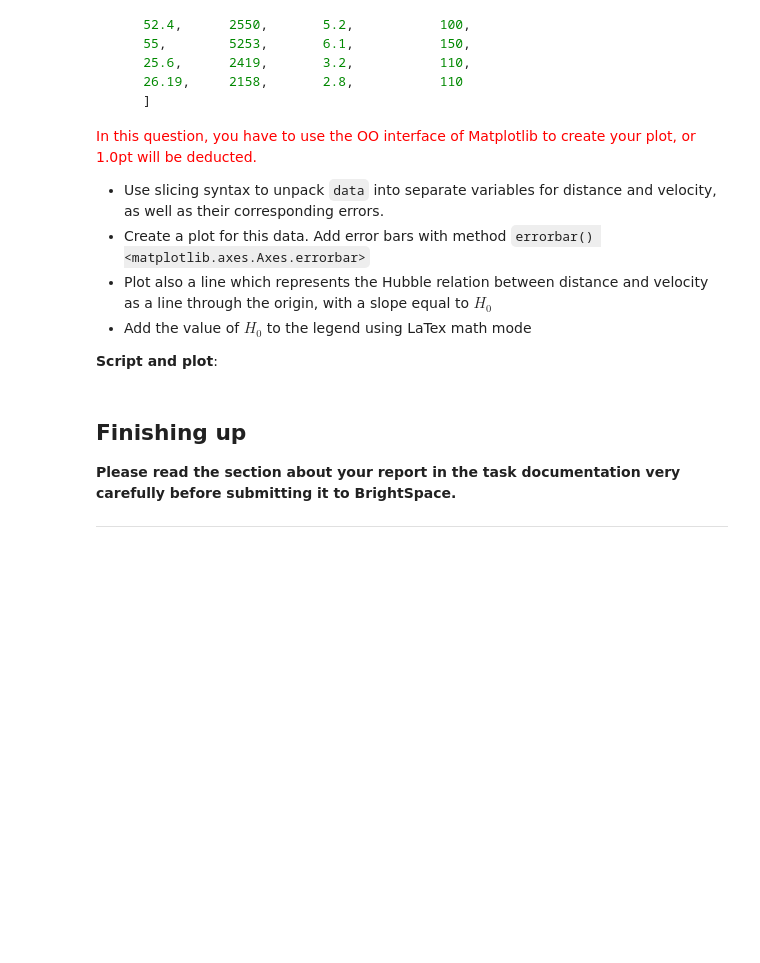
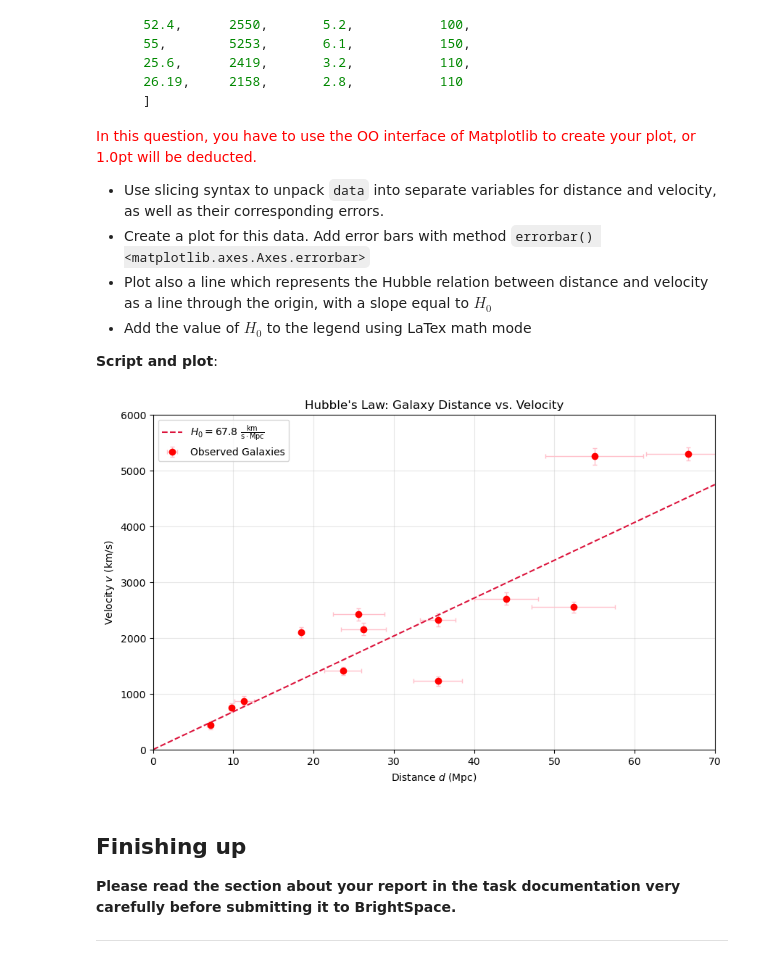
Before and after one commit to Deurmatannoniem1234/PROGNUM-repo, a Jupyter notebook: Task5/s6325084_coursework5.ipynb, the cells around one changed output. Saved outputs shown, nothing was run; the diff lists cells and outputs as text; code cells hidden in the pictures; blank space fills up the shorter version.

```diff
--- a/Task5/s6325084_coursework5.ipynb
+++ b/Task5/s6325084_coursework5.ipynb
@@ -86,14 +86,21 @@ import numpy as np
 import matplotlib.pyplot as plt
 
 y=np.random.normal(0,1,60000).reshape(200,300)
+x1 = np.random.randint(0,270)
+x2 = x1 + 30
+y1 = np.random.randint(0,170)
+y2 = y1 + 30
+a = y[x1:x2, y1:y2]
 
-a = y[30:60, 40:70]
 m, s = np.mean(a), np.std(a)
-print(f"mean: {m}, std: {s}") #just as exepcted close to 0,1
+print(f"for a random 30x30 part: mean: {m}, std: {s}") #just as exepcted close to 0,1
 
-plt.figure(figsize=(8, 6), dpi=80)
+plt.figure(figsize=(8, 6))
 plt.imshow(y, cmap ="jet")
+plt.plot([x1,x2,x2,x1,x1],[y1,y1,y2,y2,y1],color = "black")
 plt.show()
 
+plt.figure(figsize=(8, 6))
 plt.hist(y.ravel(),bins=50)
+plt.annotate("looks like normal dist", (1,3000),(2,3500),arrowprops=dict(facecolor='red', shrink=0.05))
 plt.show()
@@ -194,6 +303,63 @@ $$H_0 = 67.8 (km/s)/Mpc$$
 * Add the value of $H_0$ to the legend using LaTex math mode
 
 **Script and plot**:
+# %%
+import numpy as np
+import matplotlib.pyplot as plt
+
+data = [
+    18.49, 2094.75, 0.3, 100,
+    35.48, 2320.87, 2.2, 120,
+    35.48, 1224.9, 3.0, 80,
+    11.34, 872.13, 1.2, 80,
+    7.12, 432.2, 0.4, 70,
+    9.82, 751, 0.3, 75,
+    23.66, 1410, 2.3, 70,
+    44, 2700, 4.0, 110,
+    66.7, 5292, 5.3, 120,
+    52.4, 2550, 5.2, 100,
+    55, 5253, 6.1, 150,
+    25.6, 2419, 3.2, 110,
+    26.19, 2158, 2.8, 110
+]
+
+# Reshape
+data_array = np.array(data).reshape(-1, 4)
+# Sllicing
+dist = data_array[:, 0]
+vel = data_array[:, 1]
+dist_err = data_array[:, 2]
+vel_err = data_array[:, 3]
+
+# H0 line
+h0 = 67.8
+dist_range = np.linspace(0, 70, 100)
+vel_hubble = h0 * dist_range
+
+# 3. Create the plot using the OO interface
+fig, ax = plt.subplots(figsize=(10, 6))
+
+# Plot data with error bars
+ax.errorbar(dist, vel, xerr=dist_err, yerr=vel_err, fmt='o',
+            color='Red', ecolor='pink', elinewidth=1,
+            capsize=2, label='Observed Galaxies')
+
+# Plot the Hubble relation line (slope = H0, through origin)
+ax.plot(dist_range, vel_hubble, color='crimson', linestyle='--',
+        label=rf'$H_0 = {h0} \ \frac{{\text{{km}}}}{{\text{{s}} \cdot \text{{Mpc}}}}$')
+
+# Formatting
+ax.set_xlabel('Distance $d$ (Mpc)')
+ax.set_ylabel('Velocity $v$ (km/s)')
+ax.set_title('Hubble\'s Law: Galaxy Distance vs. Velocity')
+ax.set_xlim(0, 70)
+ax.set_ylim(0, 6000)
+ax.legend()
+ax.grid(True, alpha=0.3)
+
+plt.show()
+# %% [output]
+[figure, added]
 # %%
 # Leave unaltered
 totalpoints += 2
```
Also changed, not shown: parts of 6 cells of this notebook, 3 other files.
